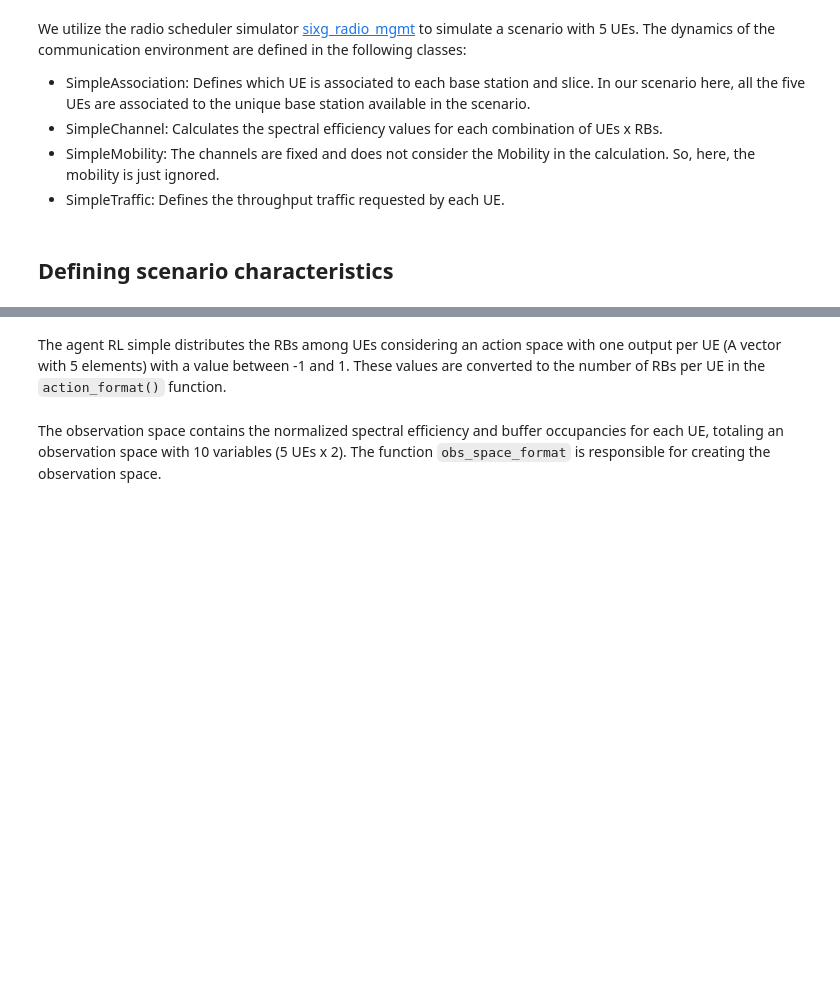
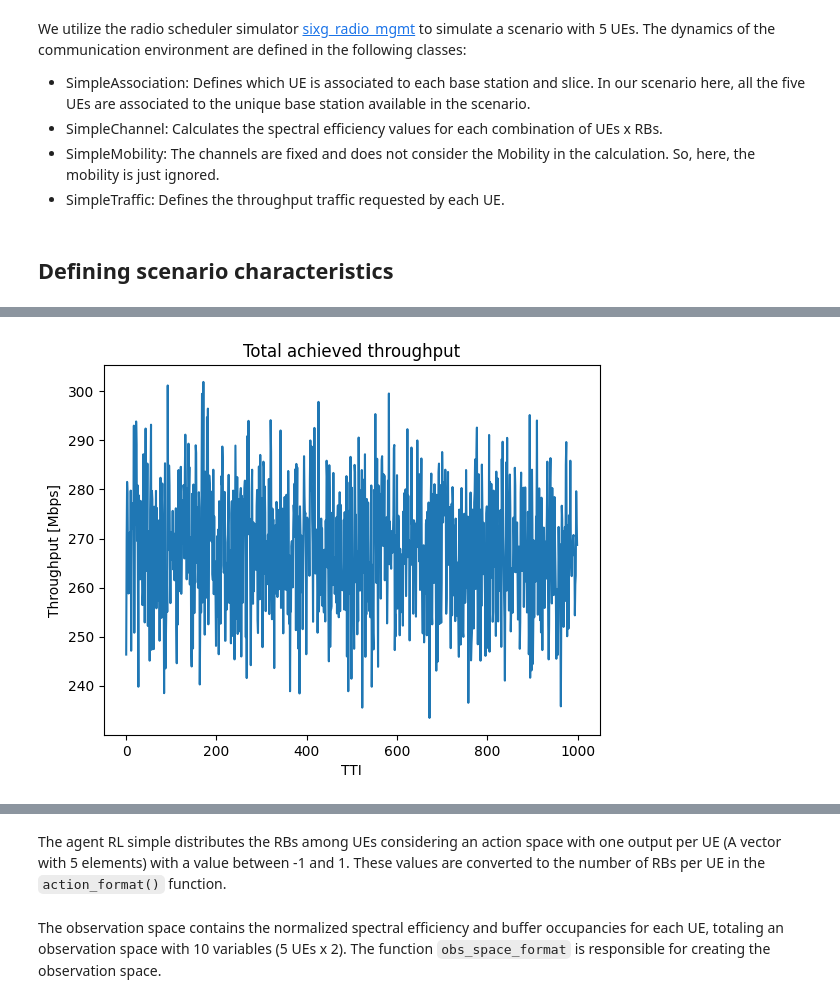
Before and after one commit to cleversonahum/ray_minicourse, a Jupyter notebook: lesson_1/3-rl_agent_for_radio_resource_scheduler.ipynb, the cells around one changed output, grey strips where cells are left out. Cells and saved outputs as stored; diff of their text form; code cells hidden in the pictures; blank space fills up the shorter version.

```diff
--- a/lesson_1/3-rl_agent_for_radio_resource_scheduler.ipynb
+++ b/lesson_1/3-rl_agent_for_radio_resource_scheduler.ipynb
@@ -172,0 +279,81 @@ testing_episodes = 20
+# %%
+hist_ep_80 = np.load("hist/rrs_simple/round_robin/ep_80.npz")
+pkt_size = 65536  # Default packet size in bits
+effective_throughput = hist_ep_80["pkt_effective_thr"] * pkt_size / 1e6
+pkt_incoming = hist_ep_80["pkt_incoming"] * pkt_size / 1e6
+dropped_pkts = hist_ep_80["dropped_pkts"] * pkt_size / 1e6
+buffer_occupancies = hist_ep_80["buffer_occupancies"]
+total_throughput = np.sum(effective_throughput, axis=1)
+rbs_per_ue = np.squeeze(hist_ep_80["sched_decision"]).sum(axis=2)
+
+# Total achieved throughput
+plt.figure()
+plt.plot(total_throughput, label="Total throughput")
+plt.xlabel("TTI")
+plt.ylabel("Throughput [Mbps]")
+plt.title("Total achieved throughput")
+plt.show()
+
+# Achieved throughput per UE
+plt.figure()
+for ue_idx in np.arange(number_ues):
+    plt.plot(effective_throughput[:, ue_idx], label=f"UE {ue_idx}")
+plt.xlabel("TTI")
+plt.ylabel("Throughput [Mbps]")
+plt.legend()
+plt.title("Achieved throughput per UE")
+plt.show()
+
+# RBs per UE
+plt.figure()
+for ue_idx in np.arange(number_ues):
+    plt.plot(rbs_per_ue[:, ue_idx], label=f"UE {ue_idx}")
+plt.xlabel("TTI")
+plt.ylabel("Allocated RBs")
+plt.legend()
+plt.title("Allocated RBs per UE")
+plt.show()
+
+# Pkt incoming
+plt.figure()
+for ue_idx in np.arange(number_ues):
+    plt.plot(pkt_incoming[:, ue_idx], label=f"UE {ue_idx}")
+plt.xlabel("TTI")
+plt.ylabel("Throughput incoming [Mbps]")
+plt.legend()
+plt.title("Incoming throughput per UE")
+plt.show()
+
+# Dropped packets
+plt.figure()
+for ue_idx in np.arange(number_ues):
+    plt.plot(dropped_pkts[:, ue_idx], label=f"UE {ue_idx}")
+plt.xlabel("TTI")
+plt.ylabel("Dropped packets [Mbps]")
+plt.legend()
+plt.title("Dropped packets (in Mbps) per UE")
+plt.show()
+
+# Buffer occupancies
+plt.figure()
+for ue_idx in np.arange(number_ues):
+    plt.plot(buffer_occupancies[:, ue_idx], label=f"UE {ue_idx}")
+plt.xlabel("TTI")
+plt.ylabel("Buffer occupancy")
+plt.legend()
+plt.title("Buffer occupancy per UE")
+plt.show()
+
+# Buffer latencies
+plt.figure()
+for ue_idx in np.arange(number_ues):
+    plt.plot(hist_ep_80["buffer_latencies"][:, ue_idx], label=f"UE {ue_idx}")
+plt.xlabel("TTI")
+plt.ylabel("Buffer latency (ms)")
+plt.title("Buffer latency per UE")
+plt.legend()
+plt.show()
+
+print(f"Total throughput achieved: {np.sum(total_throughput)}")
+# %% [output]
+[figure, added]
```
Also changed, not shown: parts of 11 cells of this notebook, 1 other file.
